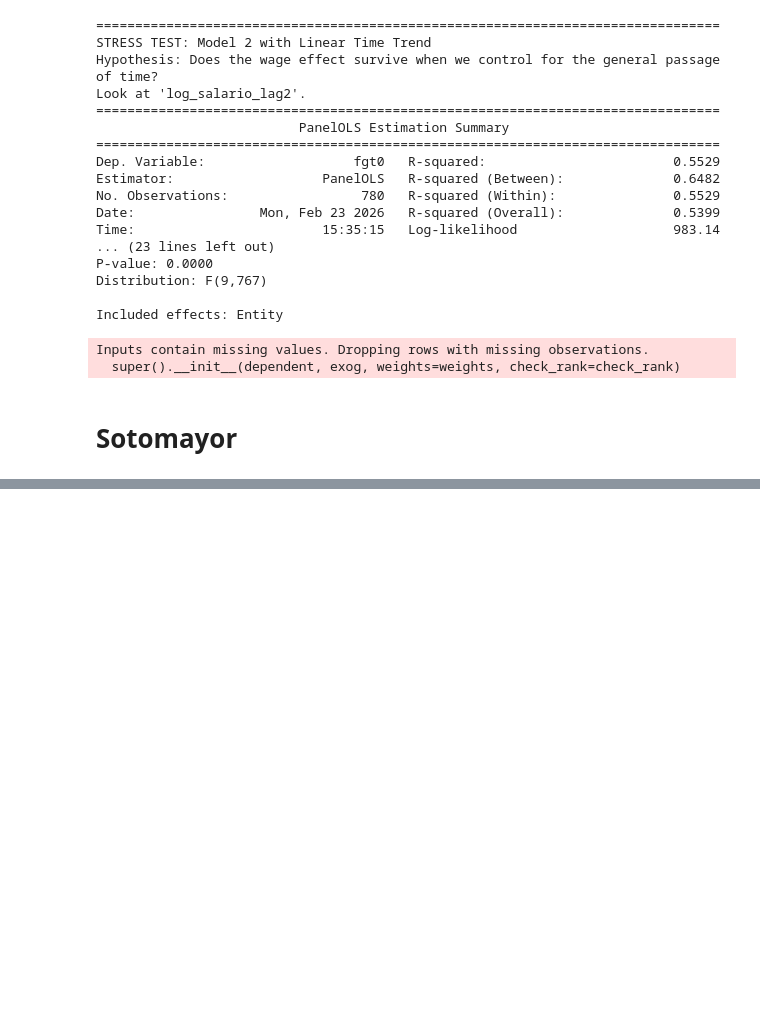
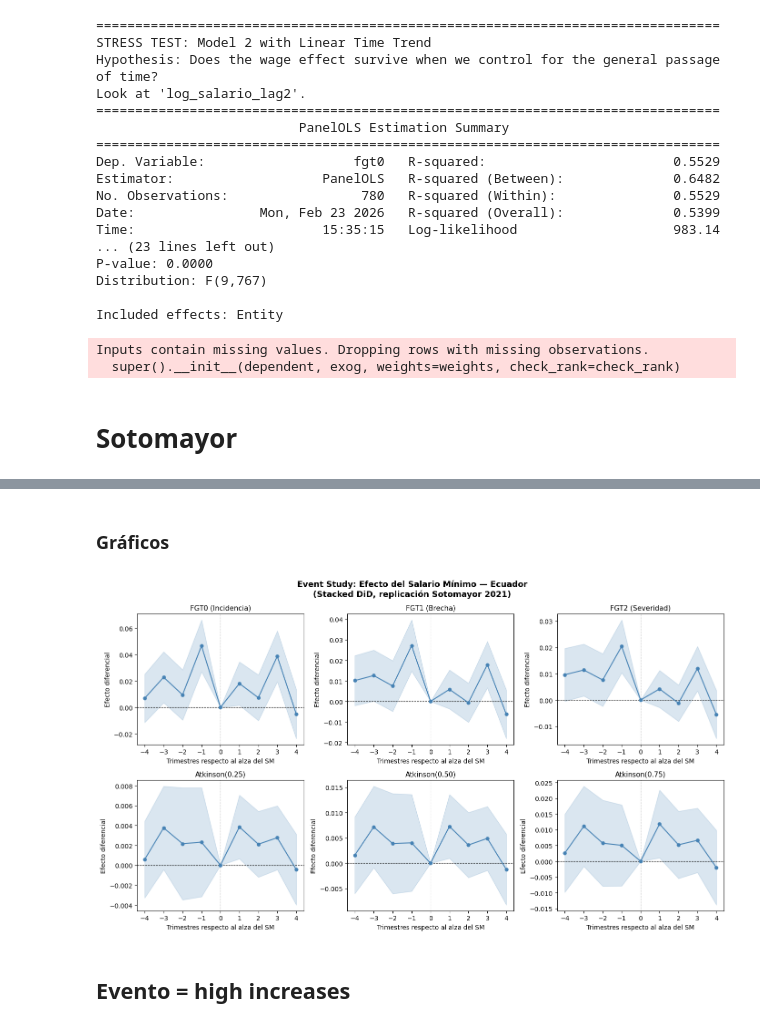
Before and after one commit to oejaramillo/salario-minimo-y-pobreza-Ecuador, a Jupyter notebook: modelos/modelos.ipynb, the cells around one changed output, grey strips where cells are left out. Cells and saved outputs as stored; diff of their text form; code cells hidden in the pictures; blank space fills up the shorter version.

```diff
--- a/modelos/modelos.ipynb
+++ b/modelos/modelos.ipynb
@@ -285,0 +367,22 @@ Inputs contain missing values. Dropping rows with missing observations.
+# %%
+results = {}
+for outcome in OUTCOMES:
+    panel   = stacked.set_index(['unit_id', 'time'])
+    formula = f'{outcome} ~ ' + ' + '.join(interaccion) + ' + EntityEffects + TimeEffects'
+    res     = PanelOLS.from_formula(formula, data=panel, drop_absorbed=True).fit(
+        cov_type='clustered', cluster_entity=True
+    )
+
+    coef_df = pd.DataFrame({
+        'k':    k_values,
+        'coef': [res.params.get(var, np.nan) for var in interaccion],
+        'se':   [res.std_errors.get(var, np.nan) for var in interaccion],
+        'pval': [res.pvalues.get(var, np.nan) for var in interaccion],
+    })
+    coef_df['ci_low']  = coef_df['coef'] - 1.96 * coef_df['se']
+    coef_df['ci_high'] = coef_df['coef'] + 1.96 * coef_df['se']
+
+    ref = pd.DataFrame({'k':[0],'coef':[0.],'se':[0.],'pval':[np.nan],'ci_low':[0.],'ci_high':[0.]})
+    coef_df = pd.concat([coef_df, ref]).sort_values('k').reset_index(drop=True)
+
+    results[outcome] = coef_df   # <-- clave correcta
@@ -285,0 +422,29 @@ Inputs contain missing values. Dropping rows with missing observations.
+# %% [markdown]
+### Gráficos
+# %%
+labels = {
+    'fgt0':'FGT0 (Incidencia)', 'fgt1':'FGT1 (Brecha)', 'fgt2':'FGT2 (Severidad)',
+    'a25':'Atkinson(0.25)',     'a50':'Atkinson(0.50)', 'a75':'Atkinson(0.75)'
+}
+
+fig, axes = plt.subplots(2, 3, figsize=(14, 8))
+for ax, outcome in zip(axes.flatten(), OUTCOMES):
+    cd = results[outcome]
+    ax.axhline(0, color='black', lw=0.8, ls='--')
+    ax.axvline(0, color='gray',  lw=0.8, ls=':')
+    ax.fill_between(cd['k'], cd['ci_low'], cd['ci_high'], alpha=0.2, color='steelblue')
+    ax.plot(cd['k'], cd['coef'], 'o-', color='steelblue', lw=1.5, ms=5)
+    ax.set_title(labels[outcome], fontsize=11)
+    ax.set_xlabel('Trimestres respecto al alza del SM')
+    ax.set_ylabel('Efecto diferencial')
+    ax.set_xticks(range(-WINDOW_PRE, WINDOW_POST + 1))
+
+plt.suptitle('Event Study: Efecto del Salario Mínimo — Ecuador\n(Stacked DiD, replicación Sotomayor 2021)',
+             fontsize=13, fontweight='bold')
+plt.tight_layout()
+plt.savefig('event_study_ecuador.png', dpi=150, bbox_inches='tight')
+plt.show()
+# %% [output]
+[figure, added]
+# %% [markdown]
+## Evento = high increases
```
Also changed, not shown: parts of 24 cells of this notebook.
